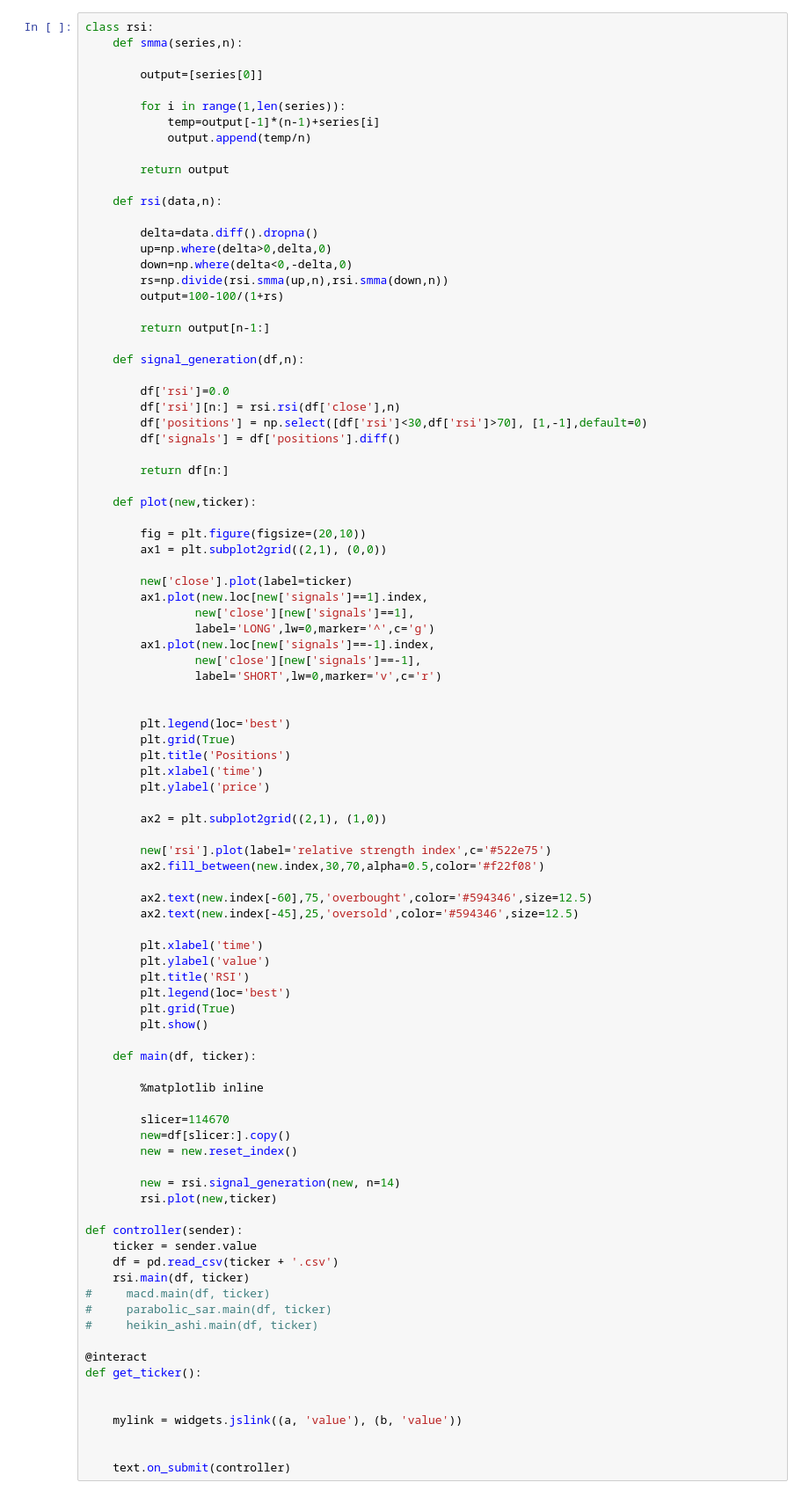
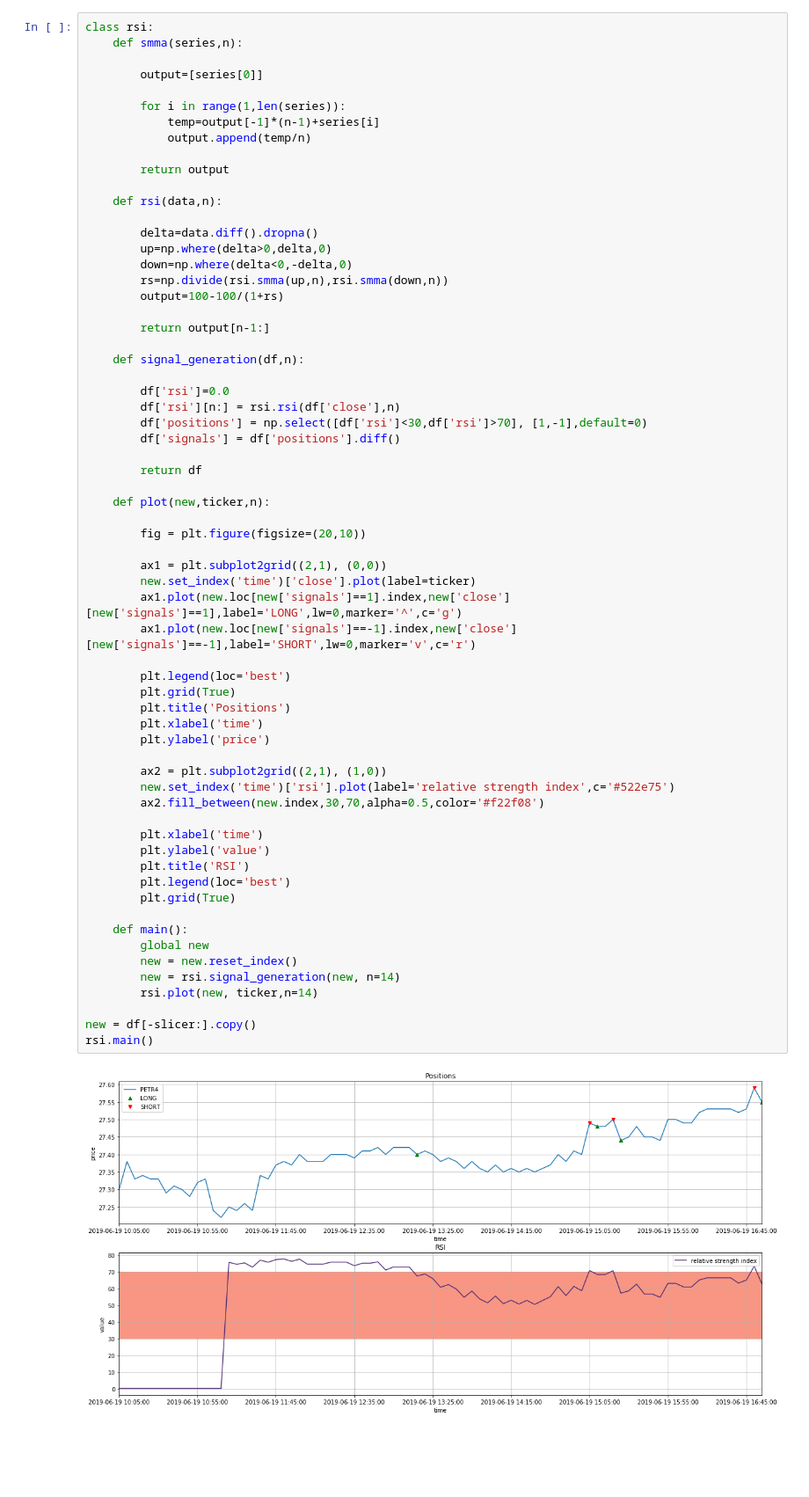
Before and after one commit to ajmal017/AlgoTrade-2, a Jupyter notebook: Report.ipynb, the cells around one changed output. Shown at 88% size. Saved outputs shown, nothing was run; the diff lists cells and outputs as text; blank space fills up the shorter version.

```diff
--- a/Report.ipynb
+++ b/Report.ipynb
@@ -56,73 +82,46 @@ class rsi:
         return output[n-1:]
 
     def signal_generation(df,n):
 
         df['rsi']=0.0
         df['rsi'][n:] = rsi.rsi(df['close'],n)
         df['positions'] = np.select([df['rsi']<30,df['rsi']>70], [1,-1],default=0)
         df['signals'] = df['positions'].diff()
 
-        return df[n:]
+        return df
 
-    def plot(new,ticker):
+    def plot(new,ticker,n):
 
         fig = plt.figure(figsize=(20,10))
+
         ax1 = plt.subplot2grid((2,1), (0,0))
-
-        new['close'].plot(label=ticker)
-        ax1.plot(new.loc[new['signals']==1].index,
-                new['close'][new['signals']==1],
-                label='LONG',lw=0,marker='^',c='g')
-        ax1.plot(new.loc[new['signals']==-1].index,
-                new['close'][new['signals']==-1],
-                label='SHORT',lw=0,marker='v',c='r')
-
+        new.set_index('time')['close'].plot(label=ticker)
+        ax1.plot(new.loc[new['signals']==1].index,new['close'][new['signals']==1],label='LONG',lw=0,marker='^',c='g')
+        ax1.plot(new.loc[new['signals']==-1].index,new['close'][new['signals']==-1],label='SHORT',lw=0,marker='v',c='r')
 
         plt.legend(loc='best')
         plt.grid(True)
         plt.title('Positions')
         plt.xlabel('time')
         plt.ylabel('price')
 
         ax2 = plt.subplot2grid((2,1), (1,0))
-
-        new['rsi'].plot(label='relative strength index',c='#522e75')
+        new.set_index('time')['rsi'].plot(label='relative strength index',c='#522e75')
         ax2.fill_between(new.index,30,70,alpha=0.5,color='#f22f08')
-
-        ax2.text(new.index[-60],75,'overbought',color='#594346',size=12.5)
-        ax2.text(new.index[-45],25,'oversold',color='#594346',size=12.5)
 
         plt.xlabel('time')
         plt.ylabel('value')
         plt.title('RSI')
         plt.legend(loc='best')
         plt.grid(True)
-        plt.show()
 
-    def main(df, ticker):
+    def main():
+        global new
+        new = new.reset_index()
+        new = rsi.signal_generation(new, n=14)
+        rsi.plot(new, ticker,n=14)
 
-        %matplotlib inline
-
-        slicer=114670
-        new=df[slicer:].copy()
-        new = new.reset_index()
-
-        new = rsi.signal_generation(new, n=14)
-        rsi.plot(new,ticker)
-
-def controller(sender):
-    ticker = sender.value
-    df = pd.read_csv(ticker + '.csv')
-    rsi.main(df, ticker)
-#     macd.main(df, ticker)
-#     parabolic_sar.main(df, ticker)
-#     heikin_ashi.main(df, ticker)
-
-@interact
-def get_ticker():
-
-
-    mylink = widgets.jslink((a, 'value'), (b, 'value'))
-
-
-    text.on_submit(controller)
+new = df[-slicer:].copy()
+rsi.main()
+# %% [output]
+[figure, added]
```
Also changed, not shown: parts of 25 cells of this notebook, 1 other file.
